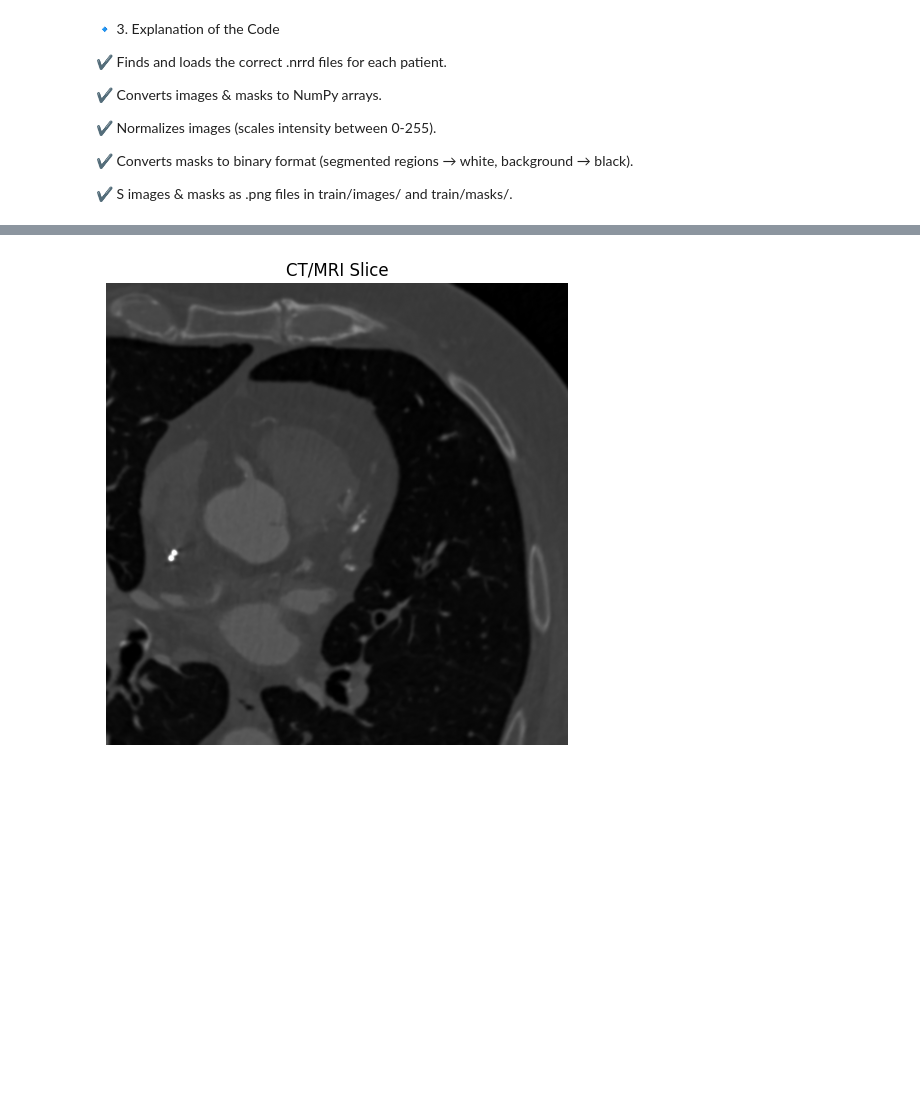
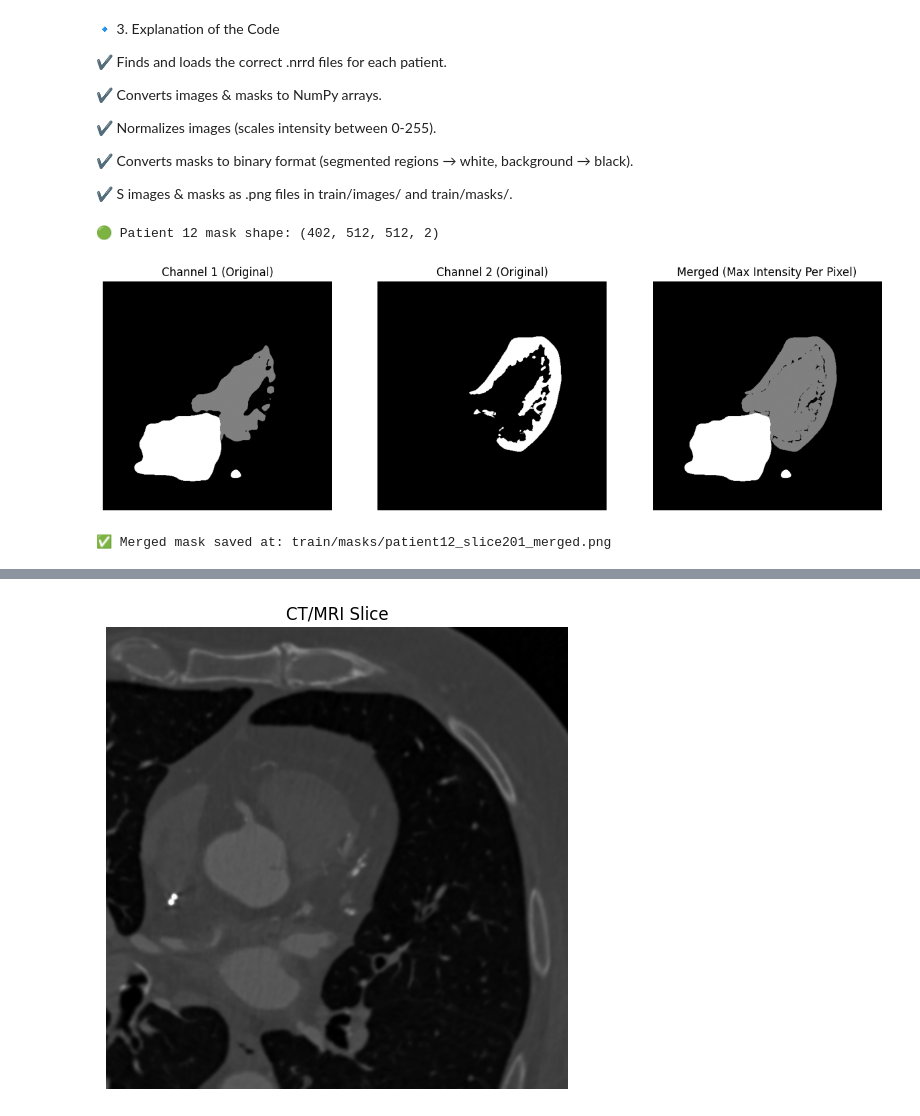
Before and after one commit to Kyvelos/Thesis, a Jupyter notebook: THESIS.ipynb, the cells around one changed output, grey strips where cells are left out. Cells and saved outputs as stored; diff of their text form; code cells hidden in the pictures; blank space fills up the shorter version.

Commit message:
Trouble with patient 12 having 2 channels trying on improving the situation by merging the two channels together but having difficulty due to grayscale staying the same

```diff
--- a/THESIS.ipynb
+++ b/THESIS.ipynb
@@ -163,6 +161,60 @@ show_slice(patient_id=3, slice_index=150)
 ✔ Converts masks to binary format (segmented regions → white, background → black).
 
 ✔ S images & masks as .png files in train/images/ and train/masks/.
+# %%
+import os
+import SimpleITK as sitk
+import numpy as np
+import matplotlib.pyplot as plt
+
+# Load Patient 12's mask
+patient_id = 12
+base_path = "/content/drive/Othercomputers/Megatron Laptop/Desktop/Thesis_Data/Cardiac Data Greg/Swter"
+patient_folder = os.path.join(base_path, f"Patient {patient_id}")
+segmentation_file = os.path.join(patient_folder, "Segmentation.seg.nrrd")
+
+if not os.path.exists(segmentation_file):
+    print(f"❌ Segmentation file for Patient {patient_id} not found!")
+else:
+    # Load the segmentation mask
+    segmentation = sitk.ReadImage(segmentation_file)
+    segmentation_array = sitk.GetArrayFromImage(segmentation)  # Convert to numpy
+
+    # Print shape to verify it has two channels
+    print(f"🟢 Patient {patient_id} mask shape: {segmentation_array.shape}")
+
+    # Select a slice to visualize (middle slice)
+    slice_idx = segmentation_array.shape[0] // 2  # Middle slice
+    mask = segmentation_array[slice_idx]  # Shape is (512, 512, 2)
+
+    # 🔹 FIX: Preserve original grayscale by taking max intensity per pixel
+    merged_mask = np.maximum(mask[..., 0], mask[..., 1])  # Merge while keeping max grayscale
+
+    # Plot the result
+    fig, axes = plt.subplots(1, 3, figsize=(15, 6))
+
+    axes[0].imshow(mask[..., 0], cmap="gray")
+    axes[0].set_title("Channel 1 (Original)")
+
+    axes[1].imshow(mask[..., 1], cmap="gray")
+    axes[1].set_title("Channel 2 (Original)")
+
+    axes[2].imshow(merged_mask, cmap="gray")
+    axes[2].set_title("Merged (Max Intensity Per Pixel)")
+
+    for ax in axes:
+        ax.axis("off")
+
+    plt.show()
+
+    # Save the merged mask
+    save_path = f"train/masks/patient{patient_id}_slice{slice_idx}_merged.png"
+    plt.imsave(save_path, merged_mask, cmap="gray")
+    print(f"✅ Merged mask saved at: {save_path}")
+# %% [output]
+🟢 Patient 12 mask shape: (402, 512, 512, 2)
+[figure, added]
+✅ Merged mask saved at: train/masks/patient12_slice201_merged.png
 # %%
 import os
 import SimpleITK as sitk
```
Also changed, not shown: parts of 10 cells of this notebook.
